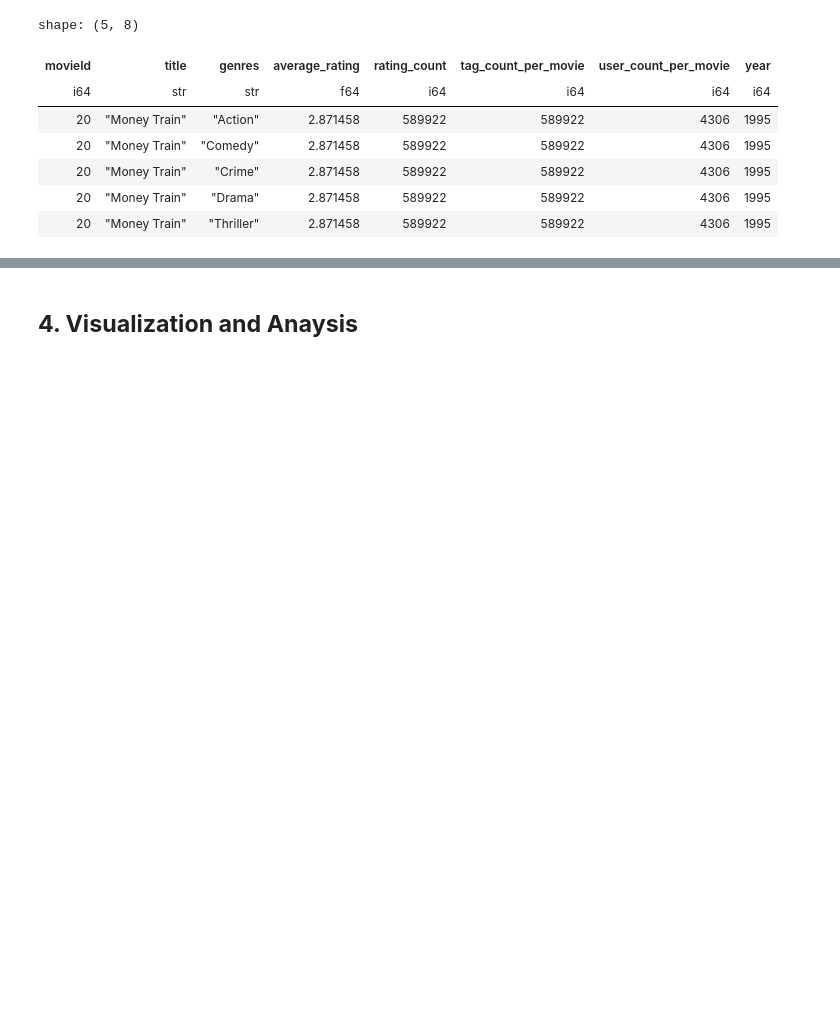
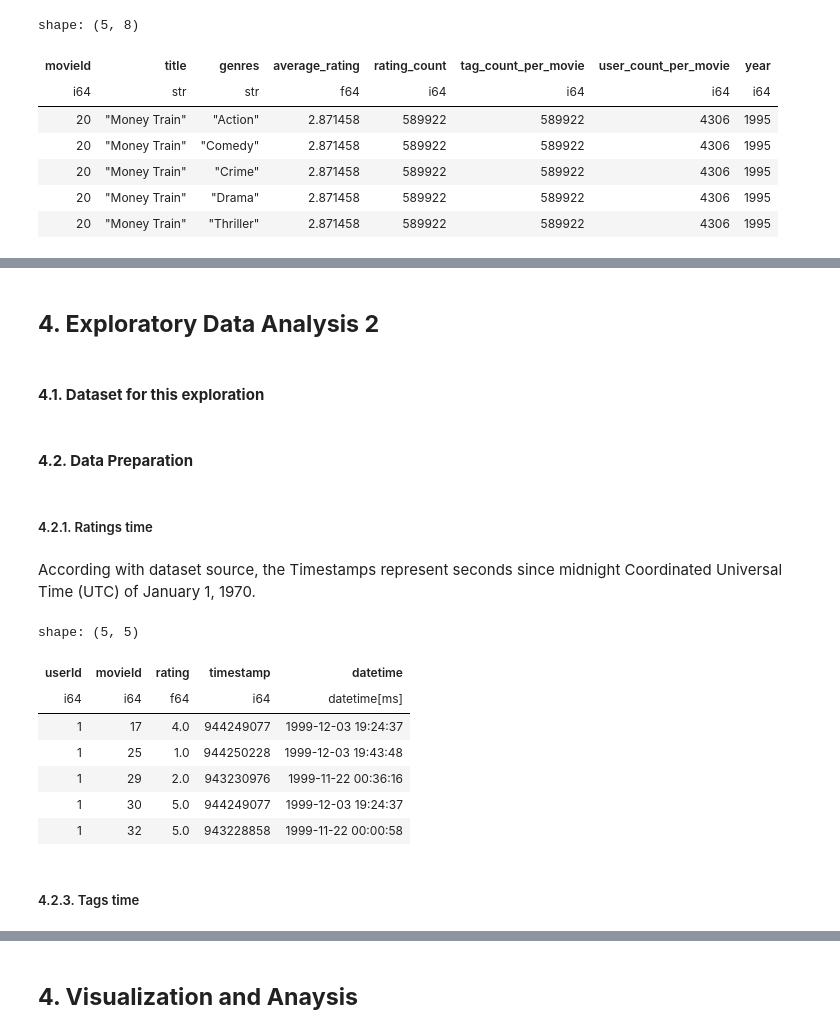
Before and after one commit to ritamaravilhamarques/BDF25_7, a Jupyter notebook: BDF25_7_data/big_data/ml-32m/Notebook.ipynb, the cells around one changed output, grey strips where cells are left out. Saved outputs shown, nothing was run; the diff lists cells and outputs as text; code cells hidden in the pictures; blank space fills up the shorter version.

```diff
--- a/BDF25_7_data/big_data/ml-32m/Notebook.ipynb
+++ b/BDF25_7_data/big_data/ml-32m/Notebook.ipynb
@@ -37,0 +156,5 @@ Parquet exists: True
+# %%
+con = duckdb.connect()
+
+df_ratings = pl.read_parquet("data/ratings_32m.parquet")
+df_ratings.head()
@@ -253,0 +434,30 @@ Métricas: R², RMSE, importância de features.
+# %% [markdown]
+## **4. Exploratory Data Analysis 2**
+# %% [markdown]
+#### **4.1. Dataset for this exploration**
+# %% [markdown]
+#### **4.2. Data Preparation**
+# %% [markdown]
+##### 4.2.1. Ratings time
+# %% [markdown]
+According with dataset source, the Timestamps represent seconds since midnight Coordinated Universal Time (UTC) of January 1, 1970.
+# %%
+# Convert the 'timestamp' column to datetime and create a new column 'date'
+df_ratings = df_ratings.with_columns(
+    (pl.col("timestamp") * 1000).cast(pl.Datetime("ms")).alias("datetime")
+)
+
+# The * by 1000 is because the original timestamp is in seconds, and we need milliseconds for polars
+
+df_ratings.head()
+# %% [output]
+shape: (5, 5)
+| userId | movieId | rating | timestamp | datetime |
+| i64 | i64 | f64 | i64 | datetime[ms] |
+| 1 | 17 | 4.0 | 944249077 | 1999-12-03 19:24:37 |
+| 1 | 25 | 1.0 | 944250228 | 1999-12-03 19:43:48 |
+| 1 | 29 | 2.0 | 943230976 | 1999-11-22 00:36:16 |
+| 1 | 30 | 5.0 | 944249077 | 1999-12-03 19:24:37 |
+| 1 | 32 | 5.0 | 943228858 | 1999-11-22 00:00:58 |
+# %% [markdown]
+##### 4.2.3. Tags time
```
Also changed, not shown: parts of 55 cells of this notebook.
